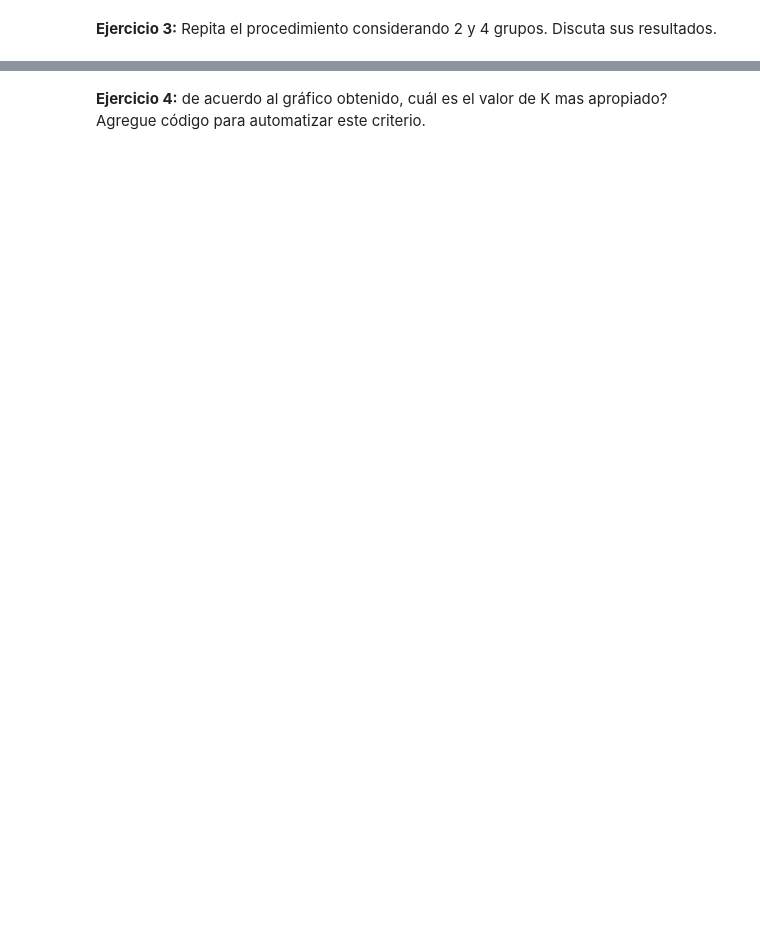
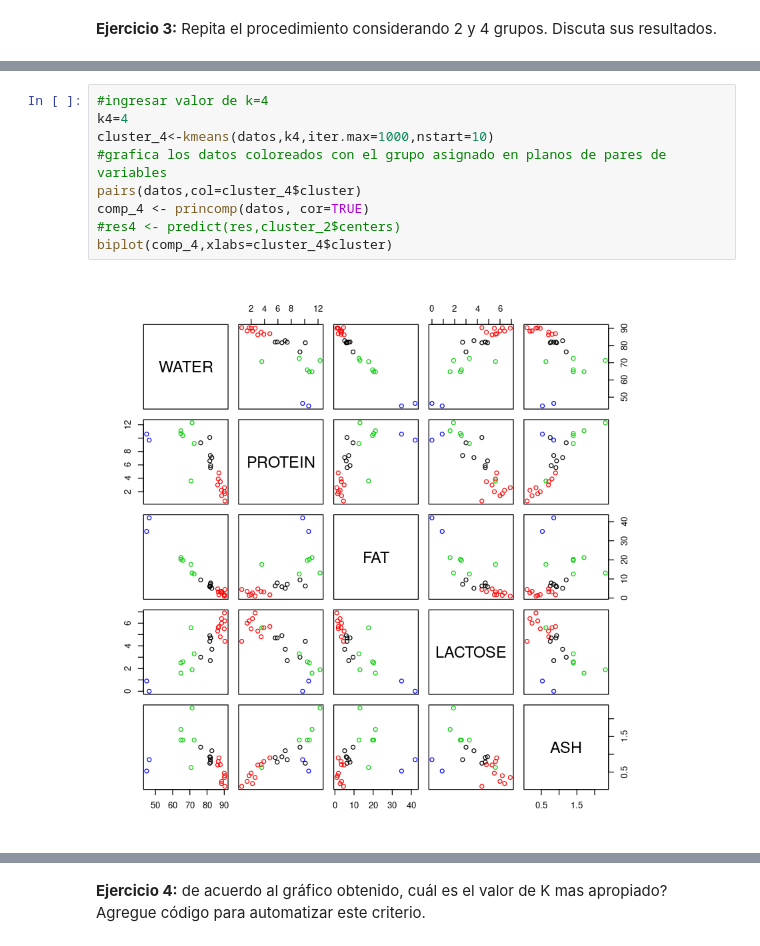
Before and after one commit to eduvera/INFO257_IA, a Jupyter notebook: unidad2/kmeans/Clustering_Notebook1.ipynb, the cells around one changed output, grey strips where cells are left out. Cells and saved outputs as stored; diff of their text form; blank space fills up the shorter version.

```diff
--- a/unidad2/kmeans/Clustering_Notebook1.ipynb
+++ b/unidad2/kmeans/Clustering_Notebook1.ipynb
@@ -81,0 +130,11 @@ Available components:
+# %%
+#ingresar valor de k=4
+k4=4
+cluster_4<-kmeans(datos,k4,iter.max=1000,nstart=10)
+#grafica los datos coloreados con el grupo asignado en planos de pares de variables
+pairs(datos,col=cluster_4$cluster)
+comp_4 <- princomp(datos, cor=TRUE)
+#res4 <- predict(res,cluster_2$centers)
+biplot(comp_4,xlabs=cluster_4$cluster)
+# %% [output]
+[figure, added]
```
Also changed, not shown: parts of 21 cells of this notebook, 4 other files.
